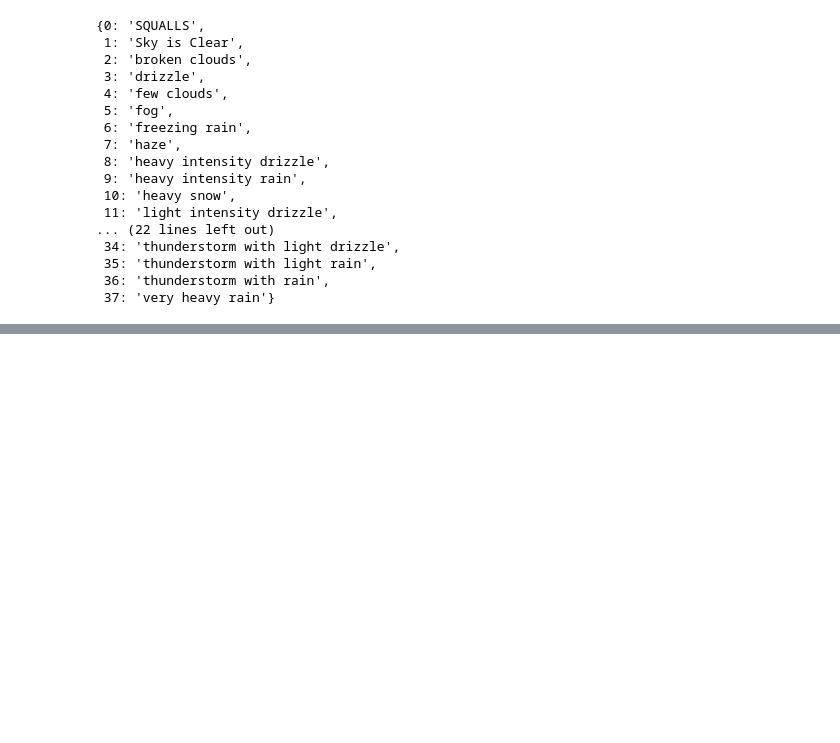
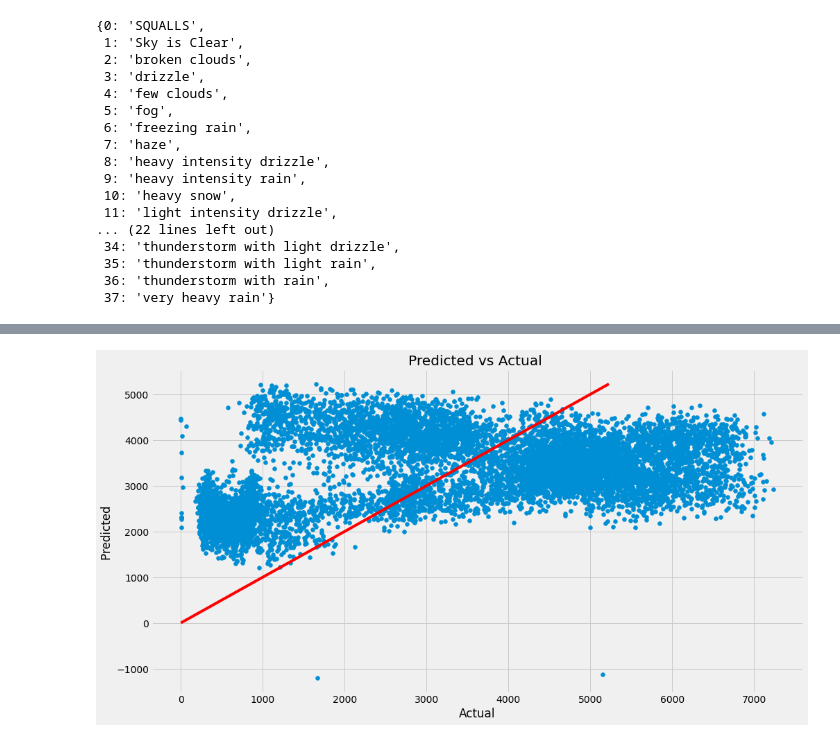
Before and after one commit to WeiChuen99/SVR-Regression, a Jupyter notebook: Regression.ipynb, the cells around one changed output, grey strips where cells are left out. Saved outputs shown, nothing was run; the diff lists cells and outputs as text; code cells hidden in the pictures; blank space fills up the shorter version.

```diff
--- a/Regression.ipynb
+++ b/Regression.ipynb
@@ -257,0 +334,64 @@ Epoch: 10000
+# %%
+
+
+
+##Y.drop(['date_time'], axis=1)
+
+
+xtrain,xtest,ytrain,ytest=train_test_split(X,Y,test_size=0.25,random_state=0)
+
+LR = LinearRegression()
+
+LR.fit(xtrain,ytrain)
+
+pred = LR.predict(xtest)
+
+import sklearn.metrics as metrics
+print('R Squared : ',metrics.r2_score(ytest,pred))
+print('Mean Absolute Error : ',metrics.mean_absolute_error(ytest,pred))
+print('Mean Squared Error : ',metrics.mean_squared_error(ytest,pred))
+print('Root Mean Squared Error : ',np.sqrt(metrics.mean_squared_error(ytest,pred)))
+
+
+
+for i in range(len(data.columns)-1):
+    X=  data[[data.columns[i]]]
+    Y=  data[['traffic_volume']]
+    xtrain,xtest,ytrain,ytest = train_test_split(X,Y,test_size = 0.25,random_state = 0)
+    LR.fit(xtrain,ytrain)
+    pred = LR.predict(xtest)
+    print(data.columns[i],': ',round(metrics.r2_score(ytest,pred),4))
+
+for i in range(len(data.columns)-1):
+    X=  data[['temp','hour',data.columns[i]]]
+    Y=  data[['traffic_volume']]
+    xtrain,xtest,ytrain,ytest = train_test_split(X,Y,test_size = 0.25,random_state = 0)
+    LR.fit(xtrain,ytrain)
+    pred = LR.predict(xtest)
+    print(data.columns[i],round(metrics.r2_score(ytest,pred),4))
+
+for i in range(len(data.columns)-1):
+    X=  data[['temp','hour','weather_description',data.columns[i]]]
+    Y=  data[['traffic_volume']]
+    xtrain,xtest,ytrain,ytest = train_test_split(X,Y,test_size = 0.25,random_state = 0)
+    LR.fit(xtrain,ytrain)
+    pred = LR.predict(xtest)
+    print(data.columns[i],round(metrics.r2_score(ytest,pred),4))
+
+for i in range(len(data.columns)-1):
+    X=  data[['temp','hour','weather_description','holiday',data.columns[i]]]
+    Y=  data[['traffic_volume']]
+    xtrain,xtest,ytrain,ytest = train_test_split(X,Y,test_size = 0.25,random_state = 0)
+    LR.fit(xtrain,ytrain)
+    pred = LR.predict(xtest)
+    print(data.columns[i],round(metrics.r2_score(ytest,pred),4))
+
+plt.figure(figsize=(15,8))
+plt.scatter (ytest, pred)
+range = [ytest.min (), pred.max ()]
+plt.plot (range, range, 'red')
+plt.title('Predicted vs Actual ')
+plt.xlabel ('Actual')
+plt.ylabel ('Predicted ')
+plt.show ()
+# %% [output]
@@ -257,0 +415 @@ Epoch: 10000
+[figure, added]
```
Also changed, not shown: parts of 10 cells of this notebook.
